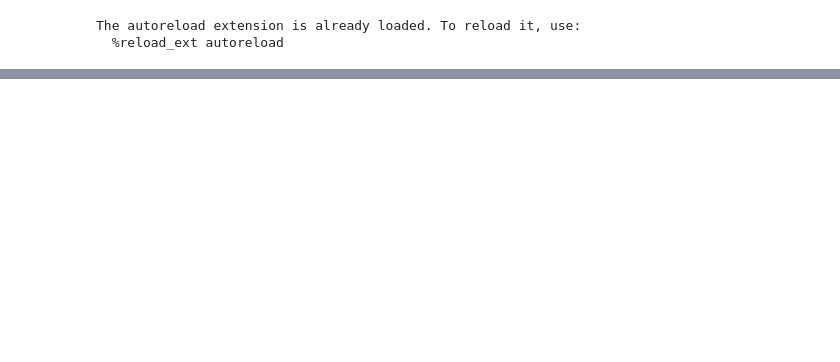
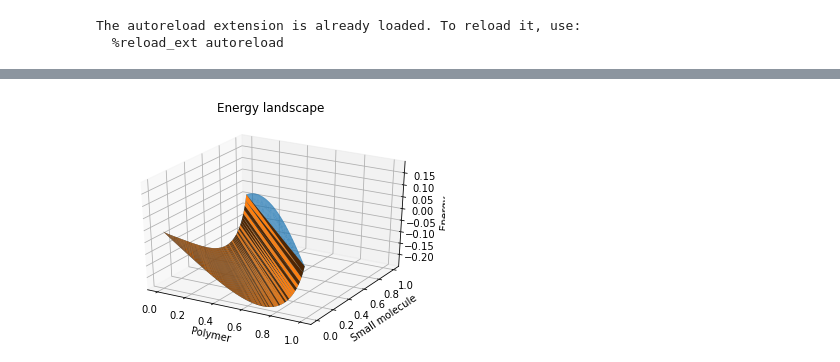
Before and after one commit to kiranvad/polyphase, a Jupyter notebook: notebooks/Residual type tests.ipynb, the cells around one changed output, grey strips where cells are left out. Cells and saved outputs as stored; diff of their text form; code cells hidden in the pictures; blank space fills up the shorter version.

```diff
--- a/notebooks/Residual type tests.ipynb
+++ b/notebooks/Residual type tests.ipynb
@@ -68,6 +85,6 @@ plt.show()
 # %%
 fig,ax = plt.subplots(subplot_kw={'projection':'3d'})
-phase.plot_energy_landscape(out, mode='full', ax = ax)
-phase.plot_energy_landscape(out, mode='convex_hull', ax = ax)
+phase.plot_energy_landscape(engine.as_dict(), mode='full', ax = ax)
+phase.plot_energy_landscape(engine.as_dict(), mode='convex_hull', ax = ax)
 plt.show()
 # %% [output]
@@ -75,0 +91 @@ plt.show()
+[figure, added]
```
Also changed, not shown: parts of 22 cells of this notebook, 19 other files.
